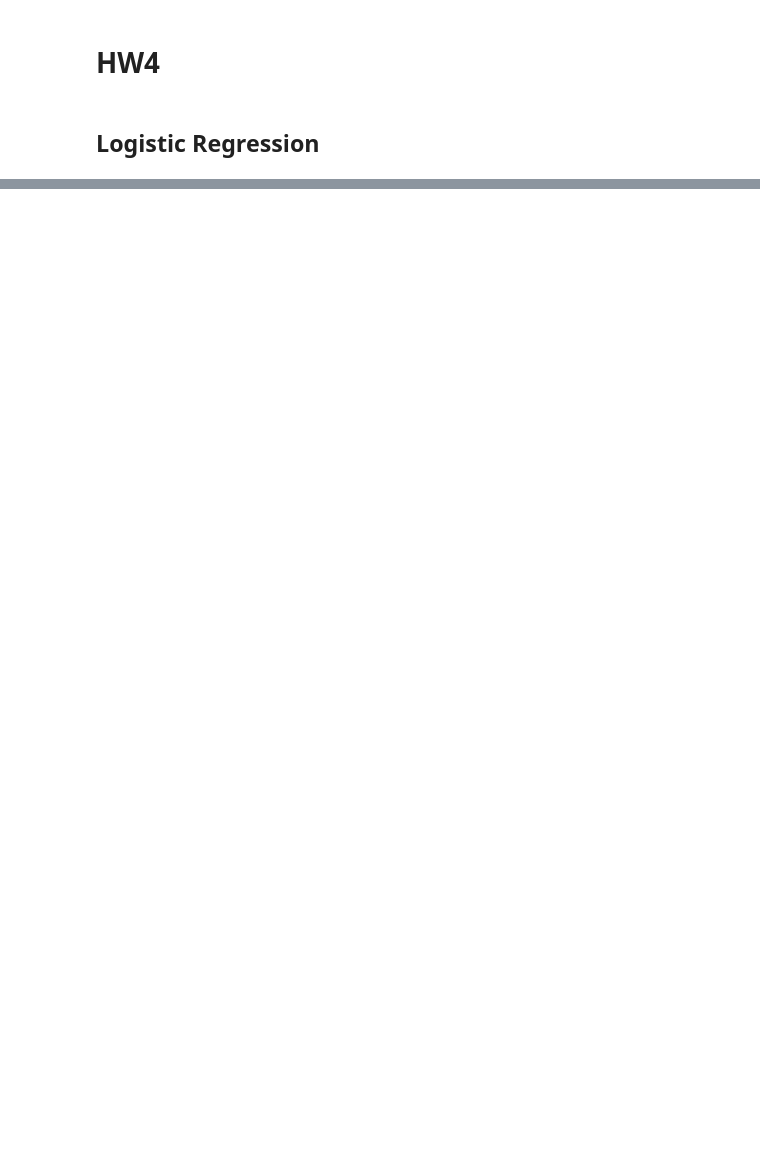
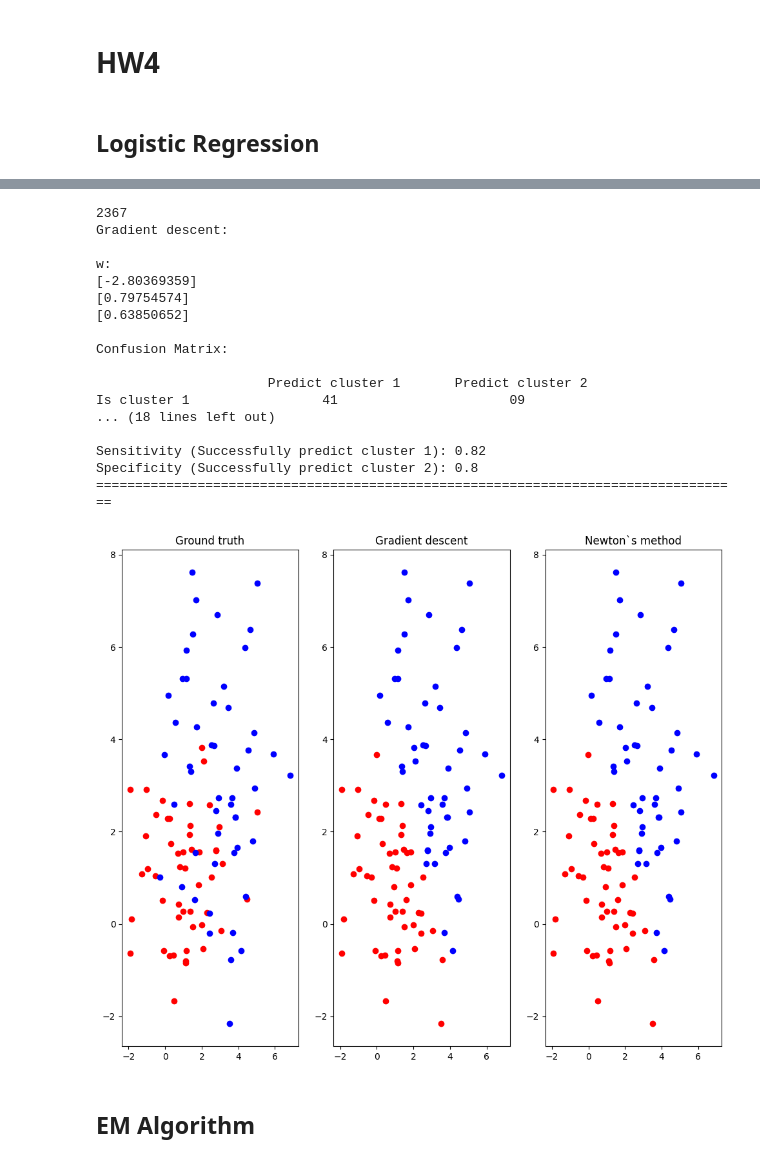
Before and after one commit to Wangwei-cheng/NYCU-ML-2024-Spring-HW, a Jupyter notebook: HW4/main.ipynb, the cells around one changed output, grey strips where cells are left out. Cells and saved outputs as stored; diff of their text form; code cells hidden in the pictures; blank space fills up the shorter version.

```diff
--- a/HW4/main.ipynb
+++ b/HW4/main.ipynb
@@ -8,8 +10,8 @@ import numpy as np
 # %%
 n = 50
 mx1 = my1 = 1
-mx2 = my2 = 10
+mx2 = my2 = 3
 vx1 = vy1 = 2
-vx2 = vy2 = 2
+vx2 = vy2 = 4
 N = 2 * n
 # %%
@@ -48,13 +66,0 @@ def PrintResult(w, d1, d2):
-# %%
-d1 = []
-d2 = []
-
-for i in range(n):
-    d1.append([Normal(mx1, vx1), Normal(my1, vy1)])
-    d2.append([Normal(mx2, vx2), Normal(my2, vy2)])
-
-d1 = np.array(d1)
-d2 = np.array(d2)
-ones = np.ones((1, N))
-phi = np.vstack((ones, np.hstack((d1.T, d2.T))))
-y = np.vstack((np.zeros((n, 1)), np.ones((n, 1)))) # labels, 0 for D1 & 1 for D2
@@ -139,0 +114,49 @@ Specificity (Successfully predict cluster 2): 1.0
+# %%
+d1 = []
+d2 = []
+
+for i in range(n):
+    d1.append([Normal(mx1, vx1), Normal(my1, vy1)])
+    d2.append([Normal(mx2, vx2), Normal(my2, vy2)])
+
+d1 = np.array(d1)
+d2 = np.array(d2)
+D = np.vstack((d1, d2))
+phi = np.vstack((np.ones((1, N)), D.T))
+y = np.vstack((np.zeros((n, 1)), np.ones((n, 1)))) # labels, 0 for D1 & 1 for D2
+
+fig, axs = plt.subplots(1, 3, figsize=(12, 10))
+axs[0].scatter(d1.T[0], d1.T[1], color='red')
+axs[0].scatter(d2.T[0], d2.T[1], color='blue')
+axs[0].set_title("Ground truth")
+
+w1 = GradientDescent(phi, y)
+print("Gradient descent:")
+PrintResult(w1, d1, d2, axs[1], "Gradient descent")
+
+w2 = NewtonsMethod(phi, y)
+print("Newton`s method:")
+PrintResult(w2, d1, d2, axs[2], "Newton`s method")
+
+plt.show()
+# %% [output]
+2367
+Gradient descent:
+
+w:
+[-2.80369359]
+[0.79754574]
+[0.63850652]
+
+Confusion Matrix:
+
+                      Predict cluster 1       Predict cluster 2
+Is cluster 1                 41                      09
+... (18 lines left out)
+
+Sensitivity (Successfully predict cluster 1): 0.82
+Specificity (Successfully predict cluster 2): 0.8
+===================================================================================
+[figure, added]
+# %% [markdown]
+## EM Algorithm
```
Also changed, not shown: parts of 14 cells of this notebook.
